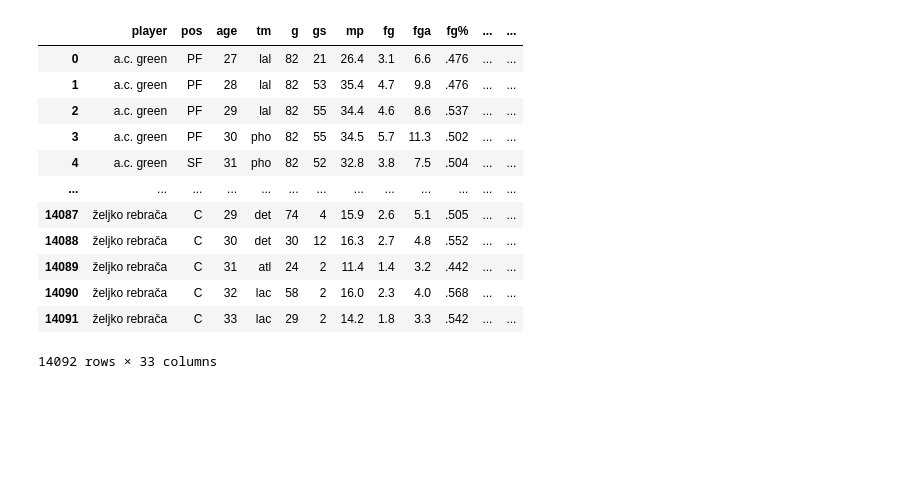
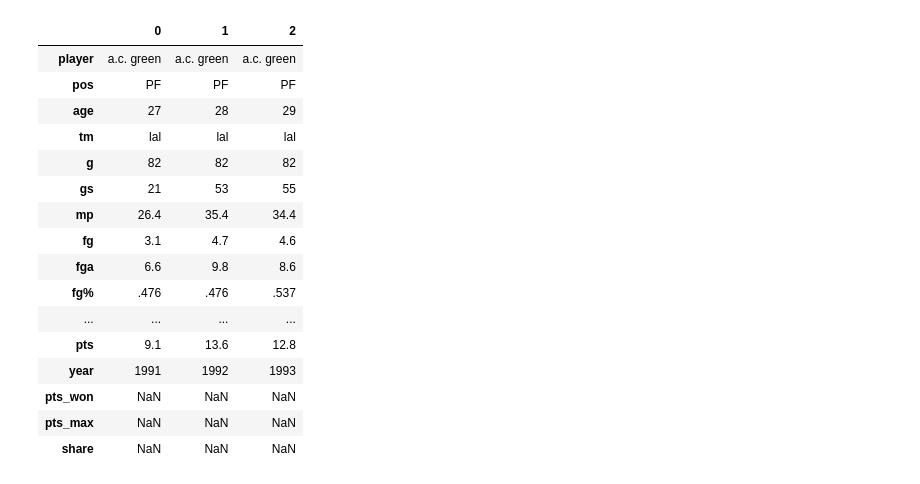
Before and after one commit to Ibeabuchi1/nba_webscraping, a Jupyter notebook: nba_cleaning.ipynb, the cells around one changed output. Cells and saved outputs as stored; diff of their text form; code cells hidden in the pictures; blank space fills up the shorter version.

```diff
--- a/nba_cleaning.ipynb
+++ b/nba_cleaning.ipynb
@@ -37,4 +21,5 @@ read_nba_data(mvps)
 # %%
+mvps = read_nba_data(mvps)
 mvps.head()
 # %% [output]
 |  | player | year | pts_won | pts_max | share |
@@ -48,5 +30,0 @@ mvps = mvps[["player", "year", "pts_won", "pts_max", "share"]]
-# %%
-strings = ['player']
-
-for col in strings:
-    mvps[col] = mvps[col].str.lower()
@@ -148,0 +42,29 @@ players = players.groupby(['player', 'year']).apply(single_row)
+# %%
+def read_player_csv(players):
+
+    players.columns = players.columns.str.lower().str.replace(' ', '_')
+    players['player'] = players.player.str.replace('*', '', regex=False)
+
+    strings = ['player', 'tm']
+    for col in strings:
+        players[col] = players[col].str.lower()
+
+    del players['unnamed:_0']
+    del players['rk']
+
+    def single_row(df):
+        if df.shape[0] == 1:
+            return df
+        else:
+            row = df[df['tm'] == 'tot']
+            row['tm'] = df.iloc[-1, :]['tm']
+            return row
+    players = players.groupby(['player', 'year']).apply(single_row)
+    players.index = players.index.droplevel()
+    players.index = players.index.droplevel()
+    return players
+# %%
+players = pd.read_csv('csvs/players.csv')
+
+players = read_player_csv(players)
+players.head()
@@ -232,20 +110,24 @@ mvp_players
 # %%
 mvp_players[['pts_won', 'pts_max', 'share']] = mvp_players[['pts_won', 'pts_max', 'share']].fillna(0)
 # %%
-mvp_players
+mvp_players.head(3).T
 # %% [output]
-|  | player | pos | age | tm | g | gs | mp | fg | fga | fg% | ... | ... |
-| 0 | a.c. green | PF | 27 | lal | 82 | 21 | 26.4 | 3.1 | 6.6 | .476 | ... | ... |
-| 1 | a.c. green | PF | 28 | lal | 82 | 53 | 35.4 | 4.7 | 9.8 | .476 | ... | ... |
-| 2 | a.c. green | PF | 29 | lal | 82 | 55 | 34.4 | 4.6 | 8.6 | .537 | ... | ... |
-| 3 | a.c. green | PF | 30 | pho | 82 | 55 | 34.5 | 5.7 | 11.3 | .502 | ... | ... |
-| 4 | a.c. green | SF | 31 | pho | 82 | 52 | 32.8 | 3.8 | 7.5 | .504 | ... | ... |
-| ... | ... | ... | ... | ... | ... | ... | ... | ... | ... | ... | ... | ... |
-| 14087 | željko rebrača | C | 29 | det | 74 | 4 | 15.9 | 2.6 | 5.1 | .505 | ... | ... |
-| 14088 | željko rebrača | C | 30 | det | 30 | 12 | 16.3 | 2.7 | 4.8 | .552 | ... | ... |
-| 14089 | željko rebrača | C | 31 | atl | 24 | 2 | 11.4 | 1.4 | 3.2 | .442 | ... | ... |
-| 14090 | željko rebrača | C | 32 | lac | 58 | 2 | 16.0 | 2.3 | 4.0 | .568 | ... | ... |
-| 14091 | željko rebrača | C | 33 | lac | 29 | 2 | 14.2 | 1.8 | 3.3 | .542 | ... | ... |
+|  | 0 | 1 | 2 |
+| player | a.c. green | a.c. green | a.c. green |
+| pos | PF | PF | PF |
+| age | 27 | 28 | 29 |
+| tm | lal | lal | lal |
+| g | 82 | 82 | 82 |
+| gs | 21 | 53 | 55 |
+| mp | 26.4 | 35.4 | 34.4 |
+| fg | 3.1 | 4.7 | 4.6 |
+| fga | 6.6 | 9.8 | 8.6 |
+| fg% | .476 | .476 | .537 |
+| ... | ... | ... | ... |
+| pts | 9.1 | 13.6 | 12.8 |
+| year | 1991 | 1992 | 1993 |
+| pts_won | NaN | NaN | NaN |
+| pts_max | NaN | NaN | NaN |
+| share | NaN | NaN | NaN |
-14092 rows × 33 columns
 # %%
 #  TEAMS
```
Also changed, not shown: parts of 57 cells of this notebook, 2 other files.
